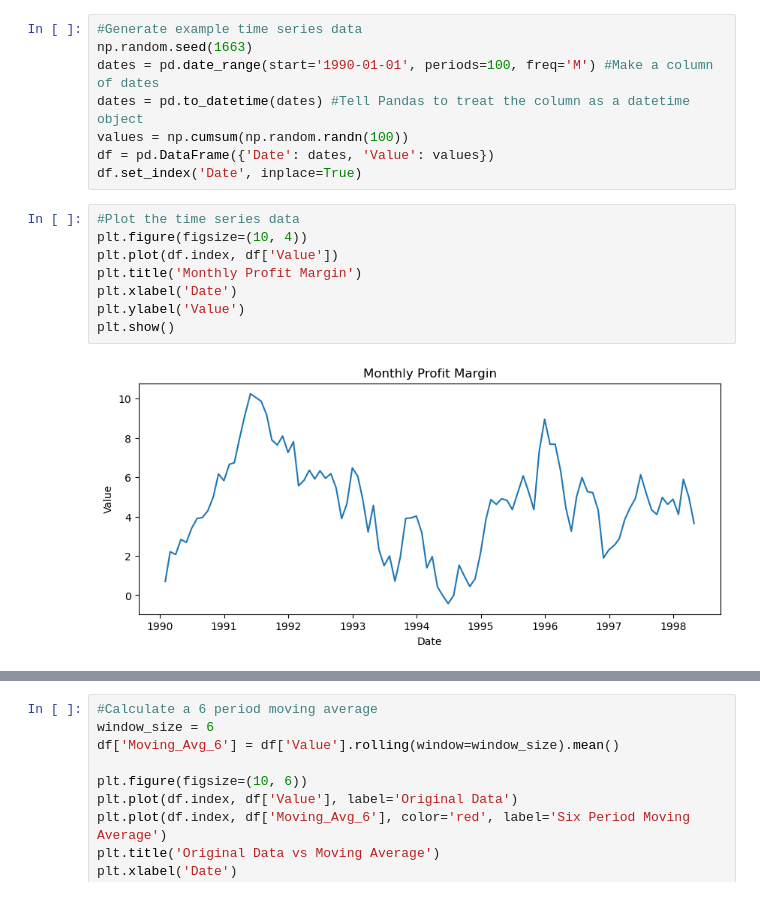
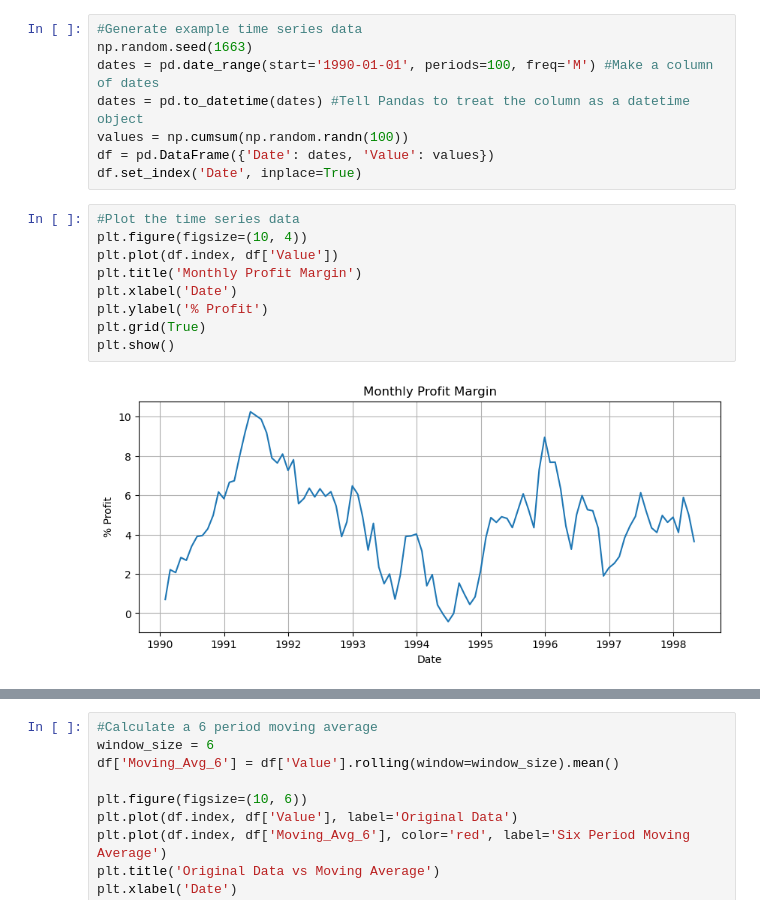
Before and after one commit to rjwrobel86/Python4Statistics, a Jupyter notebook: Notebooks/TimeSeriesAnalysis.ipynb, the cells around one changed output, grey strips where cells are left out. Drawn from its saved outputs; the diff is of its cells as text.

```diff
--- a/Notebooks/TimeSeriesAnalysis.ipynb
+++ b/Notebooks/TimeSeriesAnalysis.ipynb
@@ -21,13 +21,14 @@ df.set_index('Date', inplace=True)
 # %%
 #Plot the time series data
 plt.figure(figsize=(10, 4))
 plt.plot(df.index, df['Value'])
 plt.title('Monthly Profit Margin')
 plt.xlabel('Date')
-plt.ylabel('Value')
+plt.ylabel('% Profit')
+plt.grid(True)
 plt.show()
 # %% [output]
-[figure, old version]
+[figure, new version]
 # %%
 #Simple Forecasting Methods
 mean_forecast = [df['Value'].mean()] * 10
```
Also changed, not shown: parts of 9 cells of this notebook, 24 other files.
